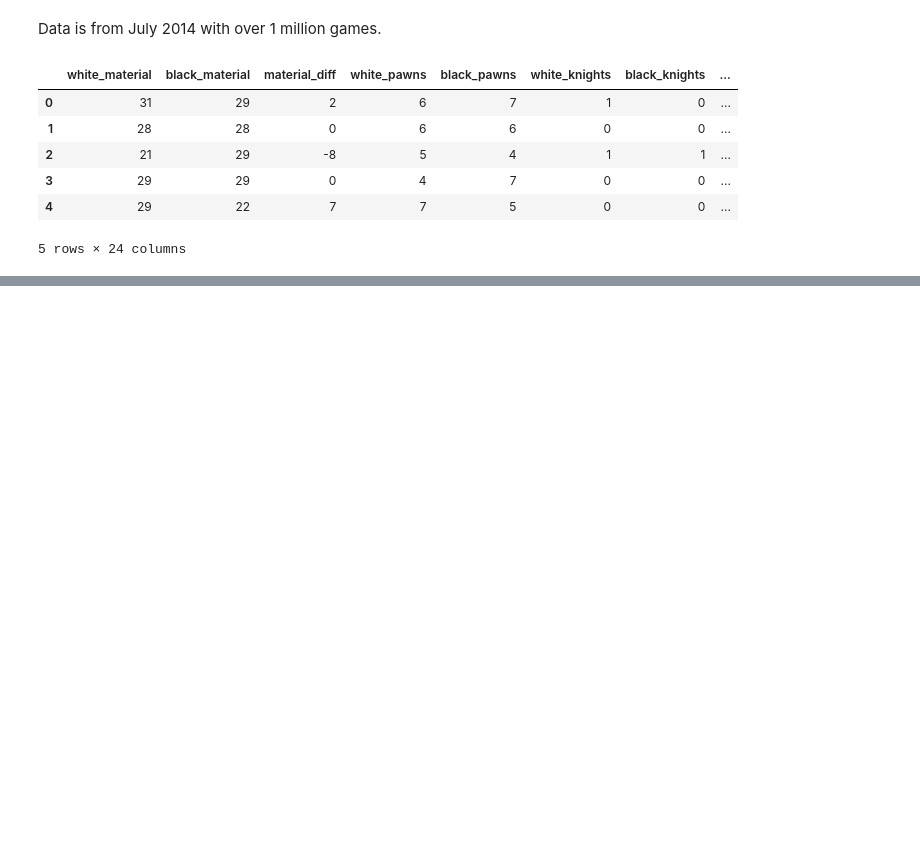
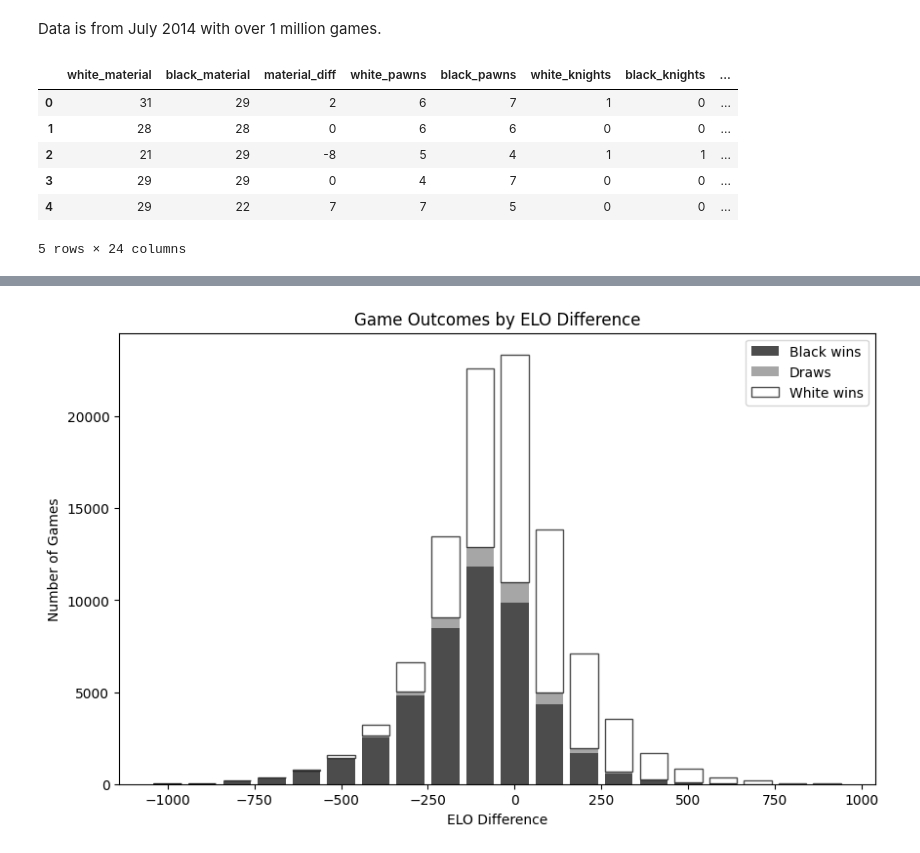
Before and after one commit to davdpanpan/chess, a Jupyter notebook: chess-win-predict.ipynb, the cells around one changed output, grey strips where cells are left out. Cells and saved outputs as stored; diff of their text form; code cells hidden in the pictures; blank space fills up the shorter version.

```diff
--- a/chess-win-predict.ipynb
+++ b/chess-win-predict.ipynb
@@ -34,0 +179,27 @@ Index(['white_material', 'black_material', 'material_diff', 'white_pawns',
+# %%
+# 2. Stack histogram
+elo_ranges = np.arange(-1000, 1001, 100)
+black_wins = []
+draws = []
+white_wins = []
+
+for i in range(len(elo_ranges)-1):
+    mask = (X['elo_diff'] >= elo_ranges[i]) & (X['elo_diff'] < elo_ranges[i+1])
+    subset = y[mask]
+    black_wins.append((subset == 0).sum())
+    draws.append((subset == 0.5).sum())
+    white_wins.append((subset == 1).sum())
+
+width = 80
+plt.figure(figsize=(10, 6))
+plt.bar(elo_ranges[:-1], black_wins, width, label='Black wins', color='black', alpha=0.7)
+plt.bar(elo_ranges[:-1], draws, width, bottom=black_wins, label='Draws', color='gray', alpha=0.7)
+plt.bar(elo_ranges[:-1], white_wins, width, bottom=np.array(black_wins)+np.array(draws),
+              label='White wins', color='white', edgecolor='black', alpha=0.7)
+plt.xlabel('ELO Difference')
+plt.ylabel('Number of Games')
+plt.title('Game Outcomes by ELO Difference')
+plt.legend()
+plt.show()
+# %% [output]
+[figure, added]
```
Also changed, not shown: parts of 32 cells of this notebook.
